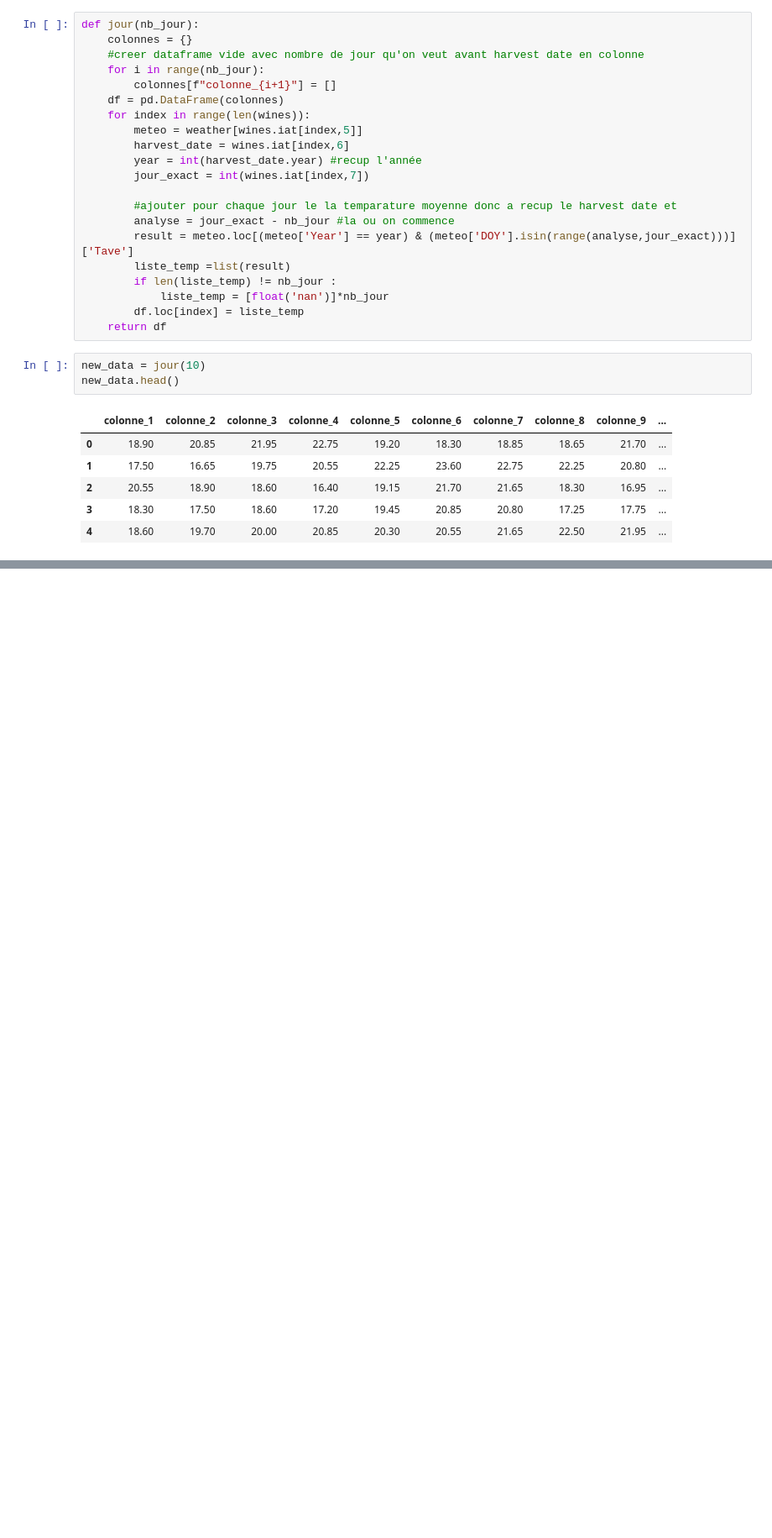
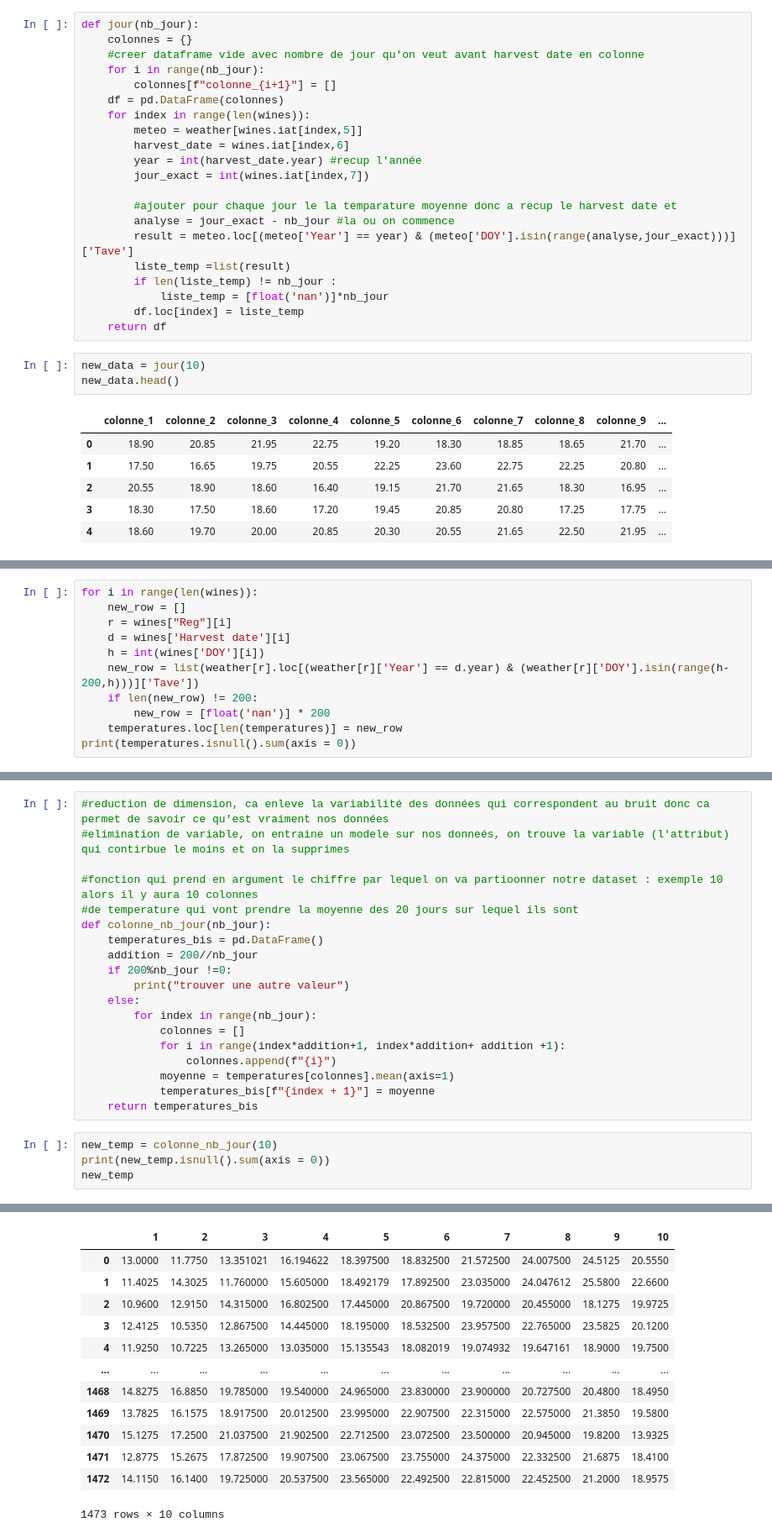
Before and after one commit to ameliemelo/projet_wine, a Jupyter notebook: code.ipynb, the cells around one changed output, grey strips where cells are left out. Shown at 84% size. Cells and saved outputs as stored; diff of their text form; blank space fills up the shorter version.

Commit message:
par colonne

```diff
--- a/code.ipynb
+++ b/code.ipynb
@@ -118,0 +143,11 @@ result = weather[2].loc[(weather[2]['Year'] == 1911) & (weather[2]['DOY'] == 7)]
+# %%
+for i in range(len(wines)):
+    new_row = []
+    r = wines["Reg"][i]
+    d = wines['Harvest date'][i]
+    h = int(wines['DOY'][i])
+    new_row = list(weather[r].loc[(weather[r]['Year'] == d.year) & (weather[r]['DOY'].isin(range(h-200,h)))]['Tave'])
+    if len(new_row) != 200:
+        new_row = [float('nan')] * 200
+    temperatures.loc[len(temperatures)] = new_row
+print(temperatures.isnull().sum(axis = 0))
@@ -118,0 +167,24 @@ result = weather[2].loc[(weather[2]['Year'] == 1911) & (weather[2]['DOY'] == 7)]
+# %%
+#reduction de dimension, ca enleve la variabilité des données qui correspondent au bruit donc ca permet de savoir ce qu'est vraiment nos données
+#elimination de variable, on entraine un modele sur nos donneés, on trouve la variable (l'attribut) qui contirbue le moins et on la supprimes
+
+#fonction qui prend en argument le chiffre par lequel on va partioonner notre dataset : exemple 10 alors il y aura 10 colonnes
+#de temperature qui vont prendre la moyenne des 20 jours sur lequel ils sont
+def colonne_nb_jour(nb_jour):
+    temperatures_bis = pd.DataFrame()
+    addition = 200//nb_jour
+    if 200%nb_jour !=0:
+        print("trouver une autre valeur")
+    else:
+        for index in range(nb_jour):
+            colonnes = []
+            for i in range(index*addition+1, index*addition+ addition +1):
+                colonnes.append(f"{i}")
+            moyenne = temperatures[colonnes].mean(axis=1)
+            temperatures_bis[f"{index + 1}"] = moyenne
+    return temperatures_bis
+# %%
+new_temp = colonne_nb_jour(10)
+print(new_temp.isnull().sum(axis = 0))
+new_temp
+# %% [output]
@@ -118,0 +202,13 @@ result = weather[2].loc[(weather[2]['Year'] == 1911) & (weather[2]['DOY'] == 7)]
+|  | 1 | 2 | 3 | 4 | 5 | 6 | 7 | 8 | 9 | 10 |
+| 0 | 13.0000 | 11.7750 | 13.351021 | 16.194622 | 18.397500 | 18.832500 | 21.572500 | 24.007500 | 24.5125 | 20.5550 |
+| 1 | 11.4025 | 14.3025 | 11.760000 | 15.605000 | 18.492179 | 17.892500 | 23.035000 | 24.047612 | 25.5800 | 22.6600 |
+| 2 | 10.9600 | 12.9150 | 14.315000 | 16.802500 | 17.445000 | 20.867500 | 19.720000 | 20.455000 | 18.1275 | 19.9725 |
+| 3 | 12.4125 | 10.5350 | 12.867500 | 14.445000 | 18.195000 | 18.532500 | 23.957500 | 22.765000 | 23.5825 | 20.1200 |
+| 4 | 11.9250 | 10.7225 | 13.265000 | 13.035000 | 15.135543 | 18.082019 | 19.074932 | 19.647161 | 18.9000 | 19.7500 |
+| ... | ... | ... | ... | ... | ... | ... | ... | ... | ... | ... |
+| 1468 | 14.8275 | 16.8850 | 19.785000 | 19.540000 | 24.965000 | 23.830000 | 23.900000 | 20.727500 | 20.4800 | 18.4950 |
+| 1469 | 13.7825 | 16.1575 | 18.917500 | 20.012500 | 23.995000 | 22.907500 | 22.315000 | 22.575000 | 21.3850 | 19.5800 |
+| 1470 | 15.1275 | 17.2500 | 21.037500 | 21.902500 | 22.712500 | 23.072500 | 23.500000 | 20.945000 | 19.8200 | 13.9325 |
+| 1471 | 12.8775 | 15.2675 | 17.872500 | 19.907500 | 23.067500 | 23.755000 | 24.375000 | 22.332500 | 21.6875 | 18.4100 |
+| 1472 | 14.1150 | 16.1400 | 19.725000 | 20.537500 | 23.565000 | 22.492500 | 22.815000 | 22.452500 | 21.2000 | 18.9575 |
+1473 rows × 10 columns
```
Also changed, not shown: parts of 7 cells of this notebook.
